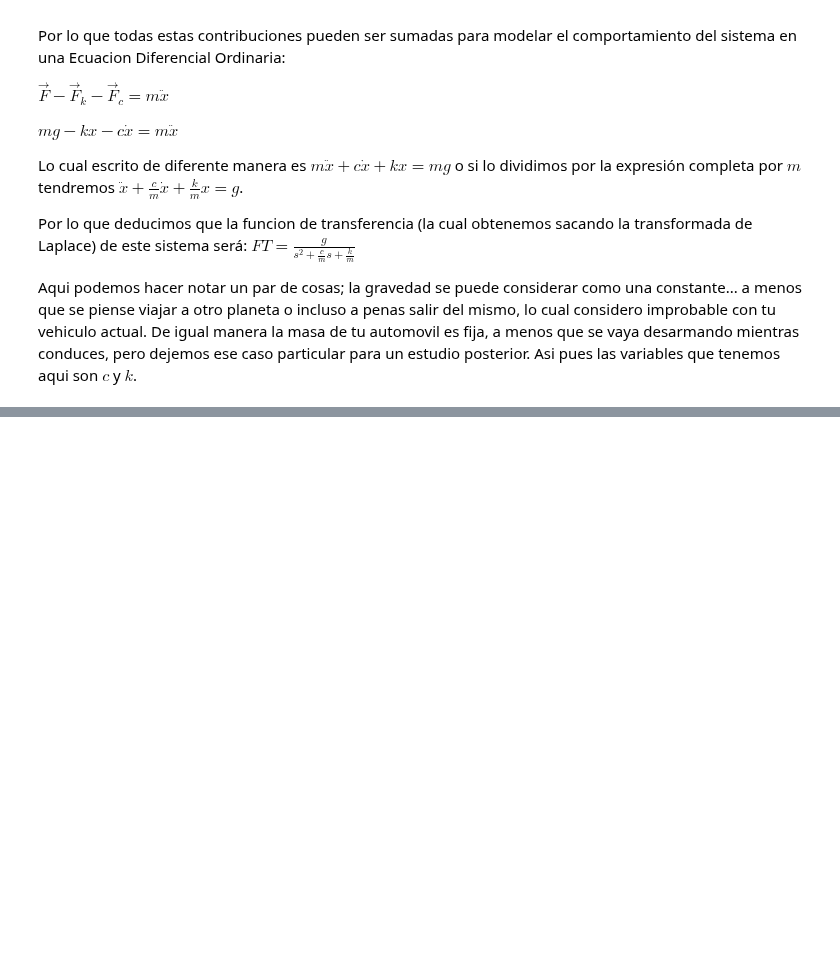
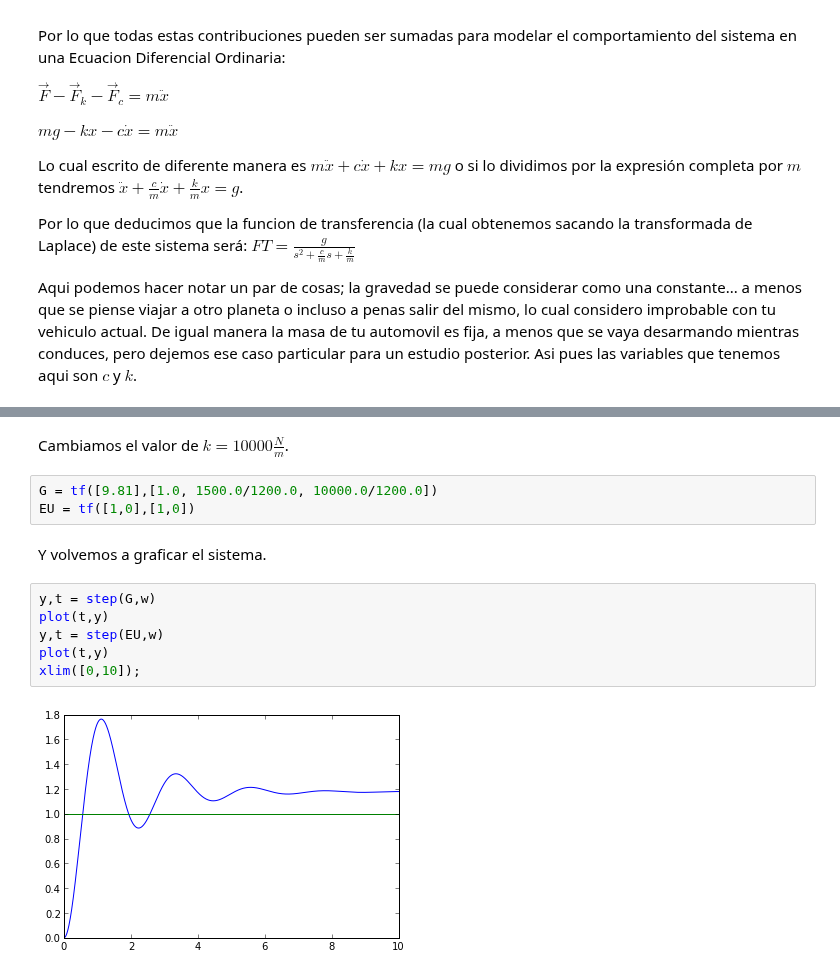
Before and after one commit to cad3na/JupyterNotebooks, a Jupyter notebook: Sistema Masa Resorte Amortiguador.ipynb, the cells around one changed output, grey strips where cells are left out. Cells and saved outputs as stored; diff of their text form; blank space fills up the shorter version.

```diff
--- a/Sistema Masa Resorte Amortiguador.ipynb
+++ b/Sistema Masa Resorte Amortiguador.ipynb
@@ -24,0 +64,15 @@ from control import tf, step
+# %% [markdown]
+Cambiamos el valor de $k = 10000 \frac{N}{m}$.
+# %%
+G = tf([9.81],[1.0, 1500.0/1200.0, 10000.0/1200.0])
+EU = tf([1,0],[1,0])
+# %% [markdown]
+Y volvemos a graficar el sistema.
+# %%
+y,t = step(G,w)
+plot(t,y)
+y,t = step(EU,w)
+plot(t,y)
+xlim([0,10]);
+# %% [output]
+[figure, added]
```
Also changed, not shown: parts of 24 cells of this notebook.
